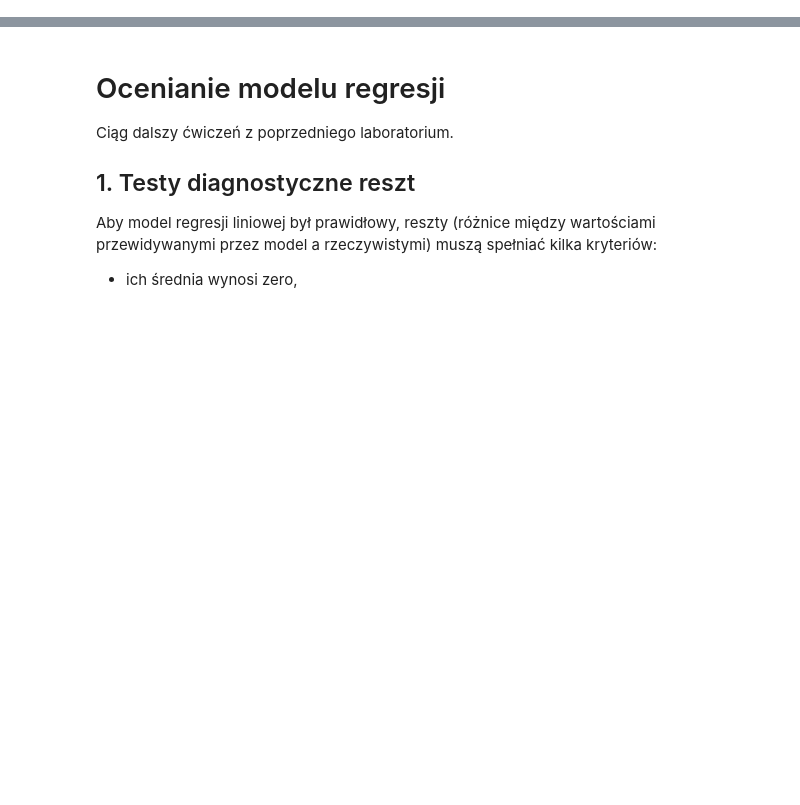
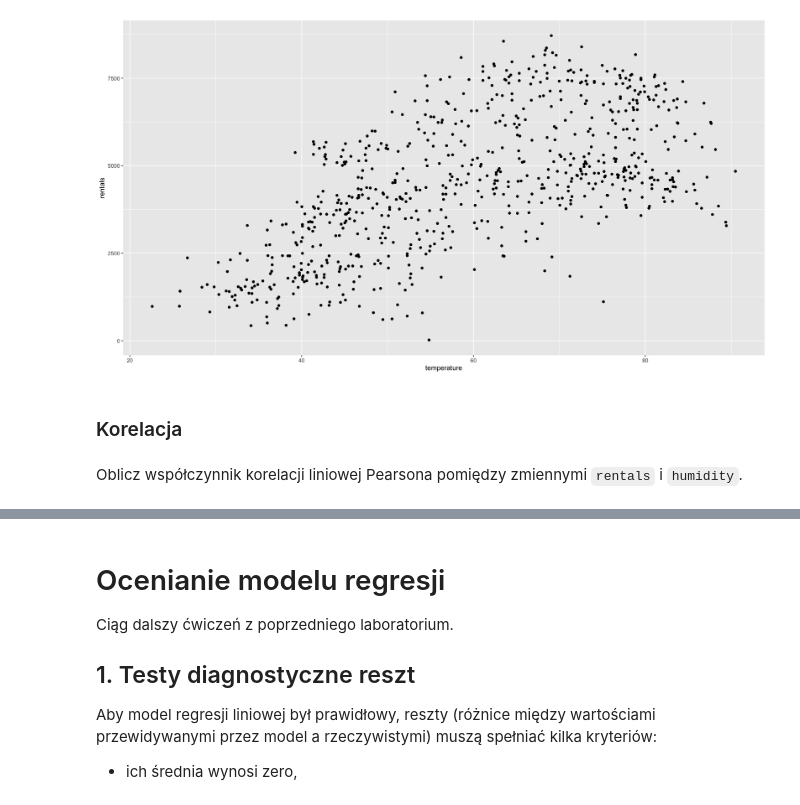
Before and after one commit to stawarzkrzysztof/uczenie_maszynowe_ifs2024, a Jupyter notebook: 21_10_2024/03-UM2024_regresja-ocena_modelu.ipynb, the cells around one changed output, grey strips where cells are left out. Drawn from its saved outputs; the diff is of its cells as text; code cells hidden in the pictures; blank space fills up the shorter version.

```diff
--- a/21_10_2024/03-UM2024_regresja-ocena_modelu.ipynb
+++ b/21_10_2024/03-UM2024_regresja-ocena_modelu.ipynb
@@ -0,0 +124,8 @@
+# %%
+temp
+# %% [output]
+[figure, added]
+# %% [markdown]
+### Korelacja
+# %% [markdown]
+Oblicz współczynnik korelacji liniowej Pearsona pomiędzy zmiennymi `rentals` i `humidity`.
```
Also changed, not shown: parts of 35 cells of this notebook, 4 other files.
